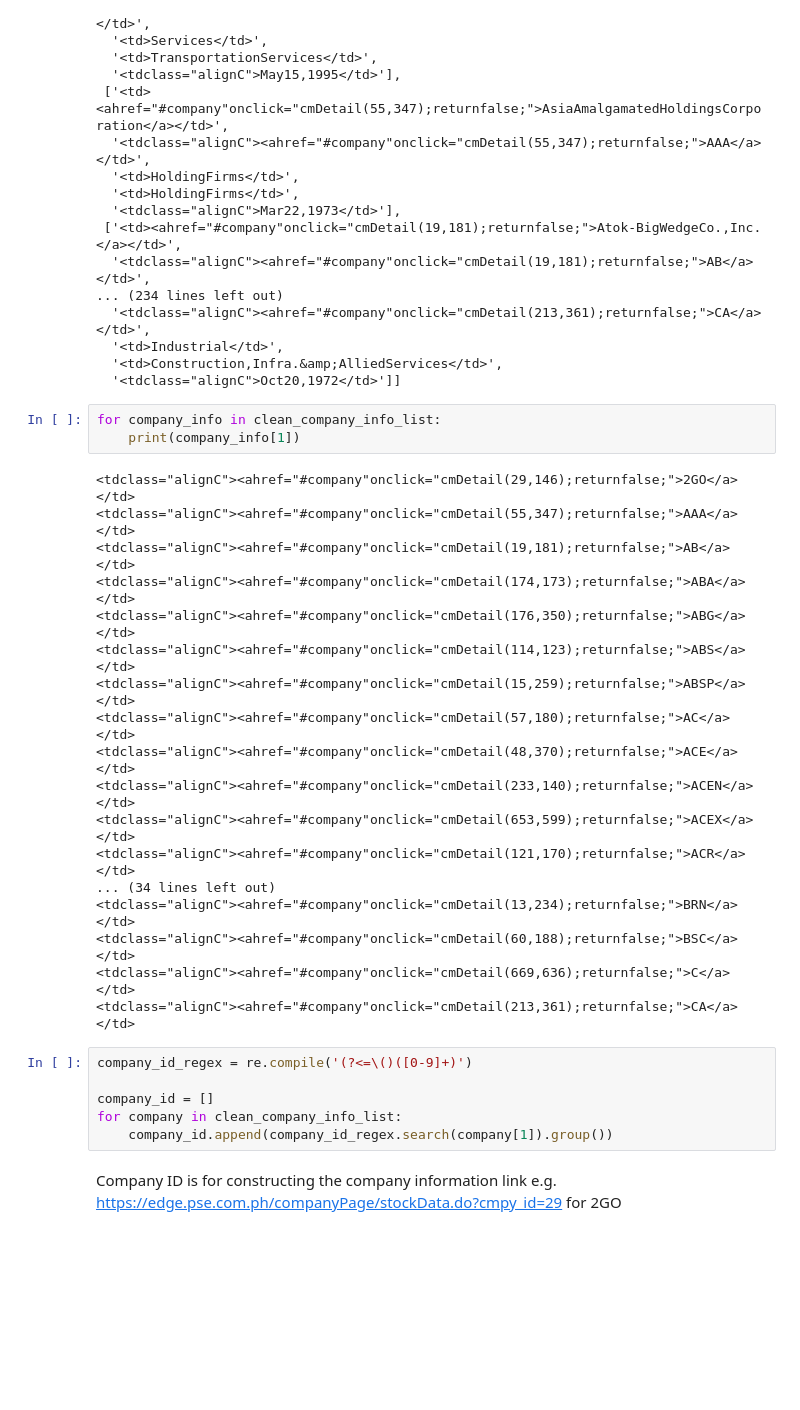
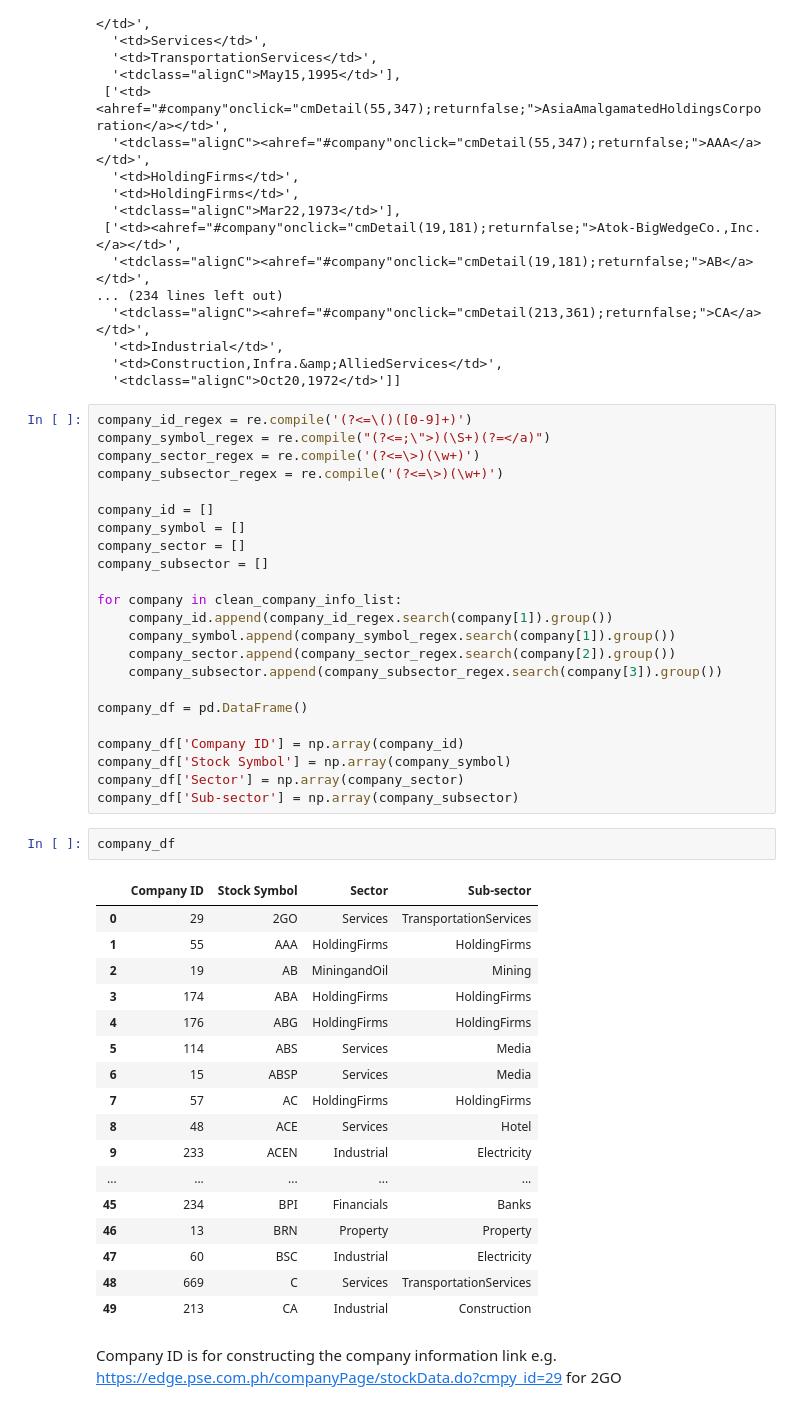
Before and after one commit to zddj/PSE-Company-Info-Webscrape, a Jupyter notebook: cmp_id.ipynb, the cells around one changed output. Cells and saved outputs as stored; diff of their text form; blank space fills up the shorter version.

```diff
--- a/cmp_id.ipynb
+++ b/cmp_id.ipynb
@@ -100,32 +102,48 @@ clean_company_info_list
   '<td>Industrial</td>',
   '<td>Construction,Infra.&amp;AlliedServices</td>',
   '<tdclass="alignC">Oct20,1972</td>']]
-# %%
-for company_info in clean_company_info_list:
-    print(company_info[1])
-# %% [output]
-<tdclass="alignC"><ahref="#company"onclick="cmDetail(29,146);returnfalse;">2GO</a></td>
-<tdclass="alignC"><ahref="#company"onclick="cmDetail(55,347);returnfalse;">AAA</a></td>
-<tdclass="alignC"><ahref="#company"onclick="cmDetail(19,181);returnfalse;">AB</a></td>
-<tdclass="alignC"><ahref="#company"onclick="cmDetail(174,173);returnfalse;">ABA</a></td>
-<tdclass="alignC"><ahref="#company"onclick="cmDetail(176,350);returnfalse;">ABG</a></td>
-<tdclass="alignC"><ahref="#company"onclick="cmDetail(114,123);returnfalse;">ABS</a></td>
-<tdclass="alignC"><ahref="#company"onclick="cmDetail(15,259);returnfalse;">ABSP</a></td>
-<tdclass="alignC"><ahref="#company"onclick="cmDetail(57,180);returnfalse;">AC</a></td>
-<tdclass="alignC"><ahref="#company"onclick="cmDetail(48,370);returnfalse;">ACE</a></td>
-<tdclass="alignC"><ahref="#company"onclick="cmDetail(233,140);returnfalse;">ACEN</a></td>
-<tdclass="alignC"><ahref="#company"onclick="cmDetail(653,599);returnfalse;">ACEX</a></td>
-<tdclass="alignC"><ahref="#company"onclick="cmDetail(121,170);returnfalse;">ACR</a></td>
-... (34 lines left out)
-<tdclass="alignC"><ahref="#company"onclick="cmDetail(13,234);returnfalse;">BRN</a></td>
-<tdclass="alignC"><ahref="#company"onclick="cmDetail(60,188);returnfalse;">BSC</a></td>
-<tdclass="alignC"><ahref="#company"onclick="cmDetail(669,636);returnfalse;">C</a></td>
-<tdclass="alignC"><ahref="#company"onclick="cmDetail(213,361);returnfalse;">CA</a></td>
-# %%
-company_id_regex = re.compile('(?<=\()([0-9]+)')
-
-company_id = []
-for company in clean_company_info_list:
-    company_id.append(company_id_regex.search(company[1]).group())
+# %%
+company_id_regex = re.compile('(?<=\()([0-9]+)')
+company_symbol_regex = re.compile("(?<=;\">)(\S+)(?=</a)")
+company_sector_regex = re.compile('(?<=\>)(\w+)')
+company_subsector_regex = re.compile('(?<=\>)(\w+)')
+
+company_id = []
+company_symbol = []
+company_sector = []
+company_subsector = []
+
+for company in clean_company_info_list:
+    company_id.append(company_id_regex.search(company[1]).group())
+    company_symbol.append(company_symbol_regex.search(company[1]).group())
+    company_sector.append(company_sector_regex.search(company[2]).group())
+    company_subsector.append(company_subsector_regex.search(company[3]).group())
+
+company_df = pd.DataFrame()
+
+company_df['Company ID'] = np.array(company_id)
+company_df['Stock Symbol'] = np.array(company_symbol)
+company_df['Sector'] = np.array(company_sector)
+company_df['Sub-sector'] = np.array(company_subsector)
+# %%
+company_df
+# %% [output]
+|  | Company ID | Stock Symbol | Sector | Sub-sector |
+| 0 | 29 | 2GO | Services | TransportationServices |
+| 1 | 55 | AAA | HoldingFirms | HoldingFirms |
+| 2 | 19 | AB | MiningandOil | Mining |
+| 3 | 174 | ABA | HoldingFirms | HoldingFirms |
+| 4 | 176 | ABG | HoldingFirms | HoldingFirms |
+| 5 | 114 | ABS | Services | Media |
+| 6 | 15 | ABSP | Services | Media |
+| 7 | 57 | AC | HoldingFirms | HoldingFirms |
+| 8 | 48 | ACE | Services | Hotel |
+| 9 | 233 | ACEN | Industrial | Electricity |
+| ... | ... | ... | ... | ... |
+| 45 | 234 | BPI | Financials | Banks |
+| 46 | 13 | BRN | Property | Property |
+| 47 | 60 | BSC | Industrial | Electricity |
+| 48 | 669 | C | Services | TransportationServices |
+| 49 | 213 | CA | Industrial | Construction |
 # %% [markdown]
 Company ID is for constructing the company information link e.g. https://edge.pse.com.ph/companyPage/stockData.do?cmpy_id=29 for 2GO
```
Also changed, not shown: parts of 12 cells of this notebook.
